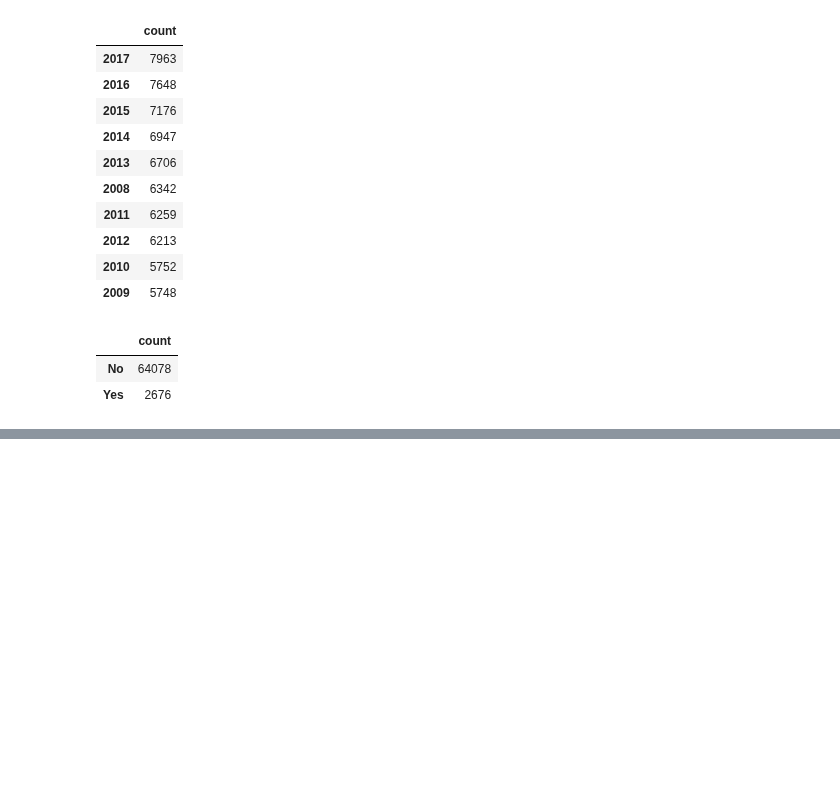
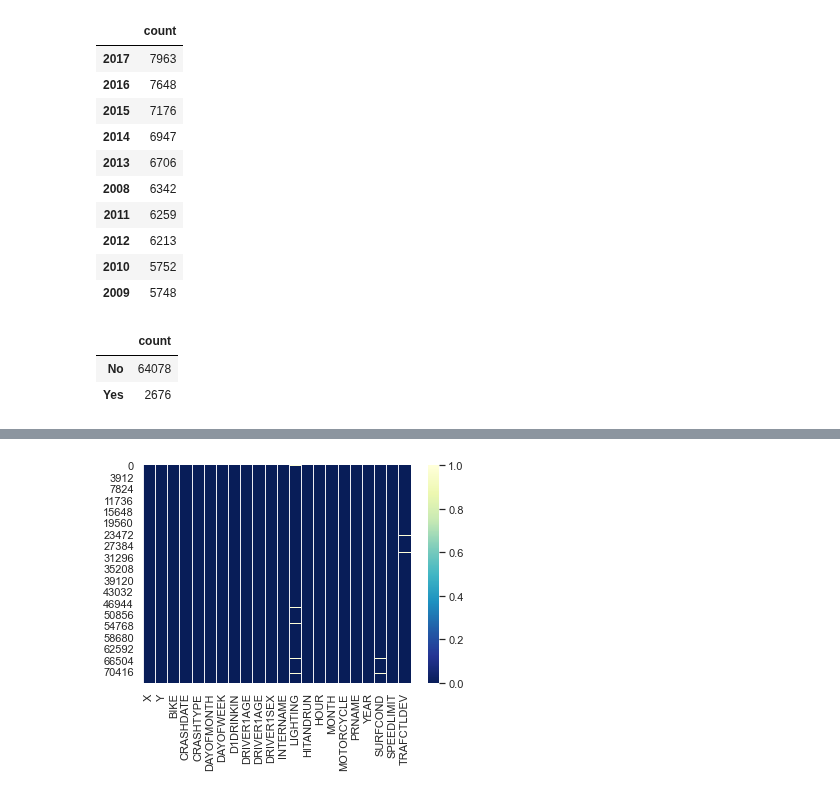
Before and after one commit to Ambush3/GR_Crash_Data, a Jupyter notebook: Crash.ipynb, the cells around one changed output, grey strips where cells are left out. Saved outputs shown, nothing was run; the diff lists cells and outputs as text; code cells hidden in the pictures; blank space fills up the shorter version.

```diff
--- a/Crash.ipynb
+++ b/Crash.ipynb
@@ -276,0 +332,7 @@ Name: DRIVER1AGE, dtype: float64
+# %%
+data_clean = df[['X', 'Y', 'BIKE', 'CRASHDATE', 'CRASHTYPE', 'DAYOFMONTH', 'DAYOFWEEK', 'D1DRINKIN',
+                'DRIVER1AGE', 'DRIVER1SEX', 'INTERNAME', 'LIGHTING', 'HITANDRUN',
+                'HOUR', 'MONTH', 'MOTORCYCLE', 'PRNAME', 'YEAR', 'SURFCOND', 'SPEEDLIMIT',
+                'TRAFCTLDEV', 'WEATHER']]
+
+data_clean.info()
@@ -276,0 +357,8 @@ Name: DRIVER1AGE, dtype: float64
+# %%
+data_clean.replace('Uncoded & Errors', np.nan, inplace=True)
+data_clean.replace('Unknown', np.nan, inplace=True)
+# %%
+sns.heatmap(data_clean.isnull(), cmap='YlGnBu_r')
+plt.show()
+# %% [output]
+[figure, added]
```
Also changed, not shown: parts of 19 cells of this notebook, 1 other file.
